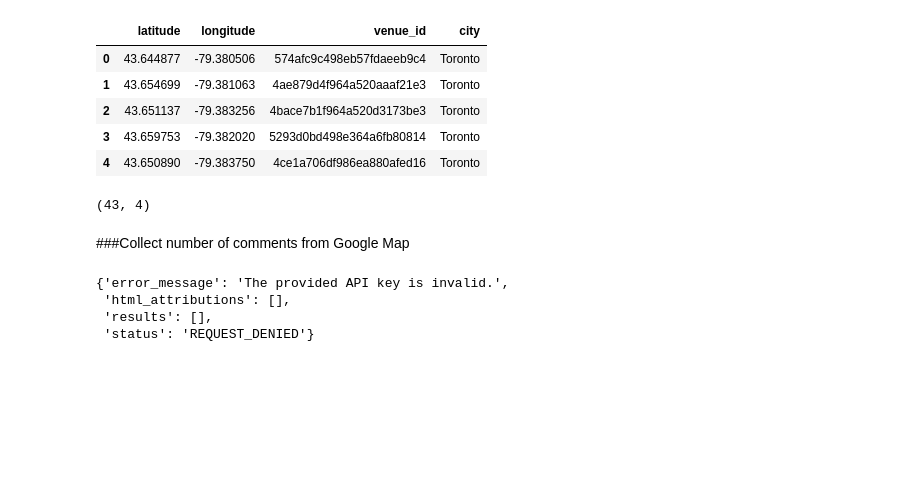
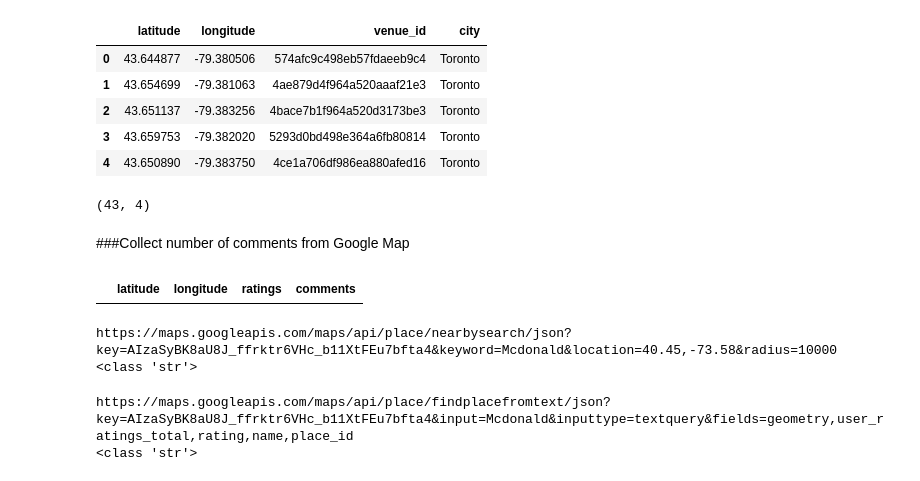
Before and after one commit to laurence-lin/Coursera_Capstone, a Jupyter notebook: Final_Project_EDA.ipynb, the cells around one changed output. Saved outputs shown, nothing was run; the diff lists cells and outputs as text; code cells hidden in the pictures; blank space fills up the shorter version.

```diff
--- a/Final_Project_EDA.ipynb
+++ b/Final_Project_EDA.ipynb
@@ -227,17 +227,45 @@ df_to.shape
 (43, 4)
 # %% [markdown]
 ###Collect number of comments from Google Map
-# %%
-keyword = "Mcdonald's"
-coordinate = [str(latitude) + ',' + str(longitude)]
-radius = '200'
-api_key = 'AIzaSyBK8aU8J_ffrktr6VHc_b11XtFEu7bfta4'
-url = "https://maps.googleapis.com/maps/api/place/nearbysearch/json?location='+coordinate+'&radius='+str(radius)+'&keyword='+str(keyword)+'&key='+str(api_key)"
-
-result = requests.get(url).json()
-result
-# %% [output]
-{'error_message': 'The provided API key is invalid.',
- 'html_attributions': [],
- 'results': [],
- 'status': 'REQUEST_DENIED'}
+# %%
+col = ['latitude', 'longitude', 'ratings', 'comments']
+df_gmap = pd.DataFrame(columns = col)
+df_gmap
+# %% [output]
+|  | latitude | longitude | ratings | comments |
+# %%
+import requests
+api_key = 'AIzaSyBK8aU8J_ffrktr6VHc_b11XtFEu7bfta4'
+radius = 10000
+keyword = 'Mcdonald'
+fields = 'geometry,user_ratings_total,rating,name,place_id'
+latitude = 40.45
+longitude = -73.58
+
+url = "https://maps.googleapis.com/maps/api/place/nearbysearch/json?key={}&keyword={}&location={},{}&radius={}".format(
+    api_key,
+    keyword,
+    latitude,
+    longitude,
+    radius
+    )
+
+print(url)
+print(type(url))
+#result = requests.get(url).json()
+# %% [output]
+https://maps.googleapis.com/maps/api/place/nearbysearch/json?key=AIzaSyBK8aU8J_ffrktr6VHc_b11XtFEu7bfta4&keyword=Mcdonald&location=40.45,-73.58&radius=10000
+<class 'str'>
+# %%
+url = "https://maps.googleapis.com/maps/api/place/findplacefromtext/json?key={}&input={}&inputtype=textquery&fields={}".format(
+    api_key,
+    keyword,
+    fields
+    )
+
+print(url)
+print(type(url))
+result = requests.get(url).json()
+# %% [output]
+https://maps.googleapis.com/maps/api/place/findplacefromtext/json?key=AIzaSyBK8aU8J_ffrktr6VHc_b11XtFEu7bfta4&input=Mcdonald&inputtype=textquery&fields=geometry,user_ratings_total,rating,name,place_id
+<class 'str'>
```
Also changed, not shown: parts of 4 cells of this notebook.
